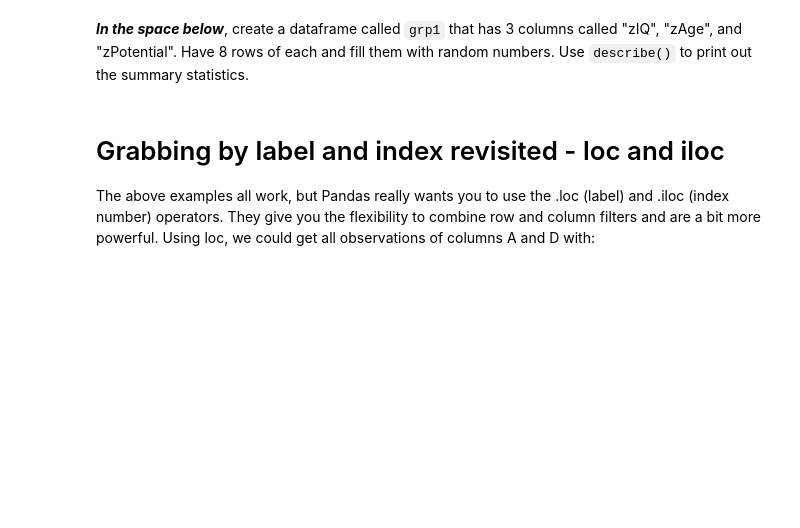
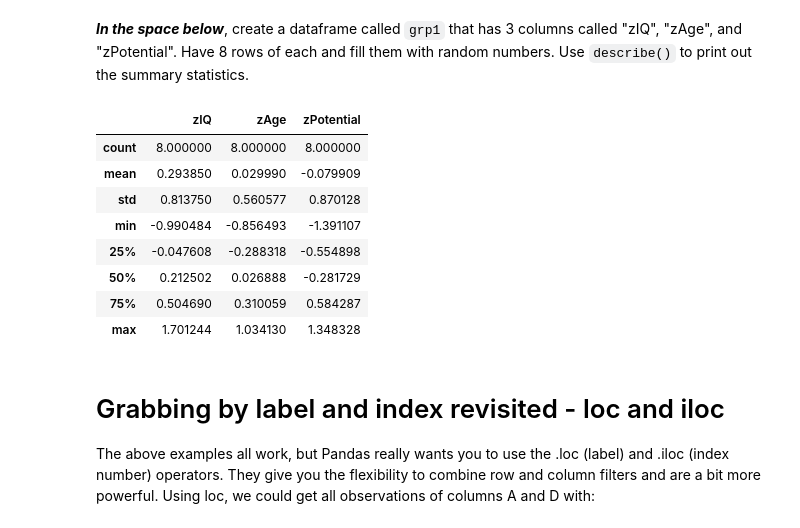
Before and after one commit to rochellekaper/n247_spring2025, a Jupyter notebook: ClassNotes/N247 Class 6.1 Introduction to Pandas.ipynb, the cells around one changed output. Drawn from its saved outputs; the diff is of its cells as text; code cells hidden in the pictures; blank space fills up the shorter version.

```diff
--- a/ClassNotes/N247 Class 6.1 Introduction to Pandas.ipynb
+++ b/ClassNotes/N247 Class 6.1 Introduction to Pandas.ipynb
@@ -59,3 +116,17 @@ grp1=
+# %%
+grp1= pd.DataFrame(np.random.randn(8, 3), columns = ['zIQ', 'zAge', 'zPotential'])
+
+grp1.describe()
+# %% [output]
+|  | zIQ | zAge | zPotential |
+| count | 8.000000 | 8.000000 | 8.000000 |
+| mean | 0.293850 | 0.029990 | -0.079909 |
+| std | 0.813750 | 0.560577 | 0.870128 |
+| min | -0.990484 | -0.856493 | -1.391107 |
+| 25% | -0.047608 | -0.288318 | -0.554898 |
+| 50% | 0.212502 | 0.026888 | -0.281729 |
+| 75% | 0.504690 | 0.310059 | 0.584287 |
+| max | 1.701244 | 1.034130 | 1.348328 |
 # %% [markdown]
 # Grabbing by label and index revisited - loc and iloc
 
```
Also changed, not shown: parts of 13 cells of this notebook, 1 other file.
